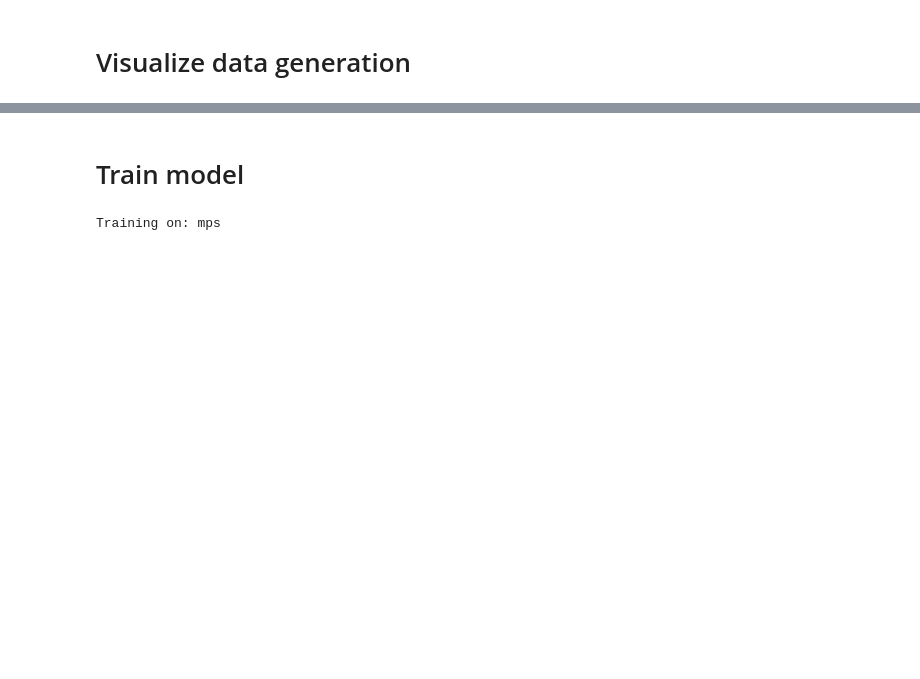
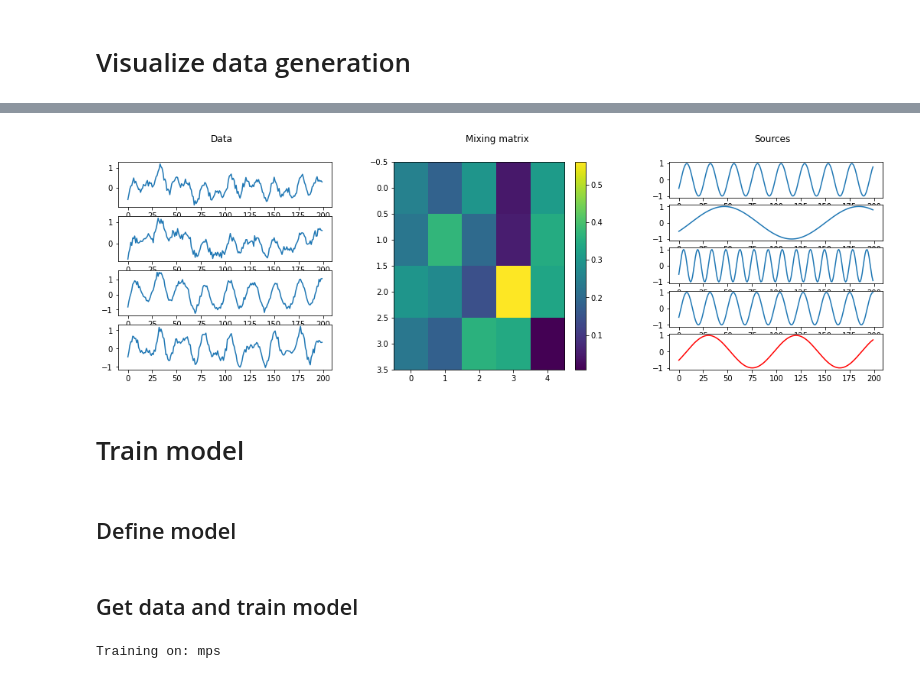
Before and after one commit to theabrusch/Multiview_TS_SSL, a Jupyter notebook: synthetic_data.ipynb, the cells around one changed output, grey strips where cells are left out. Cells and saved outputs as stored; diff of their text form; code cells hidden in the pictures; blank space fills up the shorter version.

```diff
--- a/synthetic_data.ipynb
+++ b/synthetic_data.ipynb
@@ -68,3 +89,10 @@ plot_data(data, sources, em_matrix, data_to_plot)
+# %%
+n_points_to_plot = 1
+data_to_plot = np.random.choice(data.shape[0], n_points_to_plot, replace = False)
+# %%
+plot_data(data, sources, em_matrix, data_to_plot, plotline = False, source_state = simulator.y_state[0], class_=state[data_to_plot[0]])
+# %% [output]
+[figure, added]
 # %% [markdown]
 # Train model
 # %%
@@ -75,6 +103,8 @@ from src.datasets.datasets import SSL_dataset
 from src.models.multiview import MPNN, AverageMPNN, conv1D_out_shape, pretrain
 from src.models.losses import CMCloss
 from torch.optim import Adam
+# %% [markdown]
+## Define model
 # %%
 class Multiview(nn.Module):
     def __init__(self,
@@ -172,4 +202,6 @@ class Multiview(nn.Module):
             return self.classifier(out)
         else:
             return out
+# %% [markdown]
+## Get data and train model
 # %%
```
Also changed, not shown: parts of 14 cells of this notebook, 15 other files.
